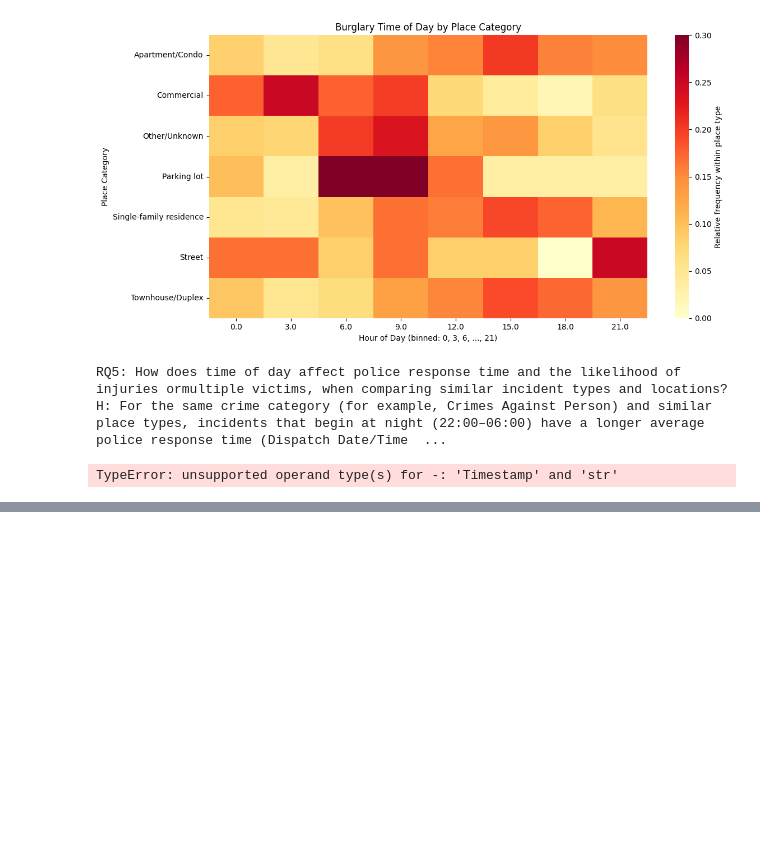
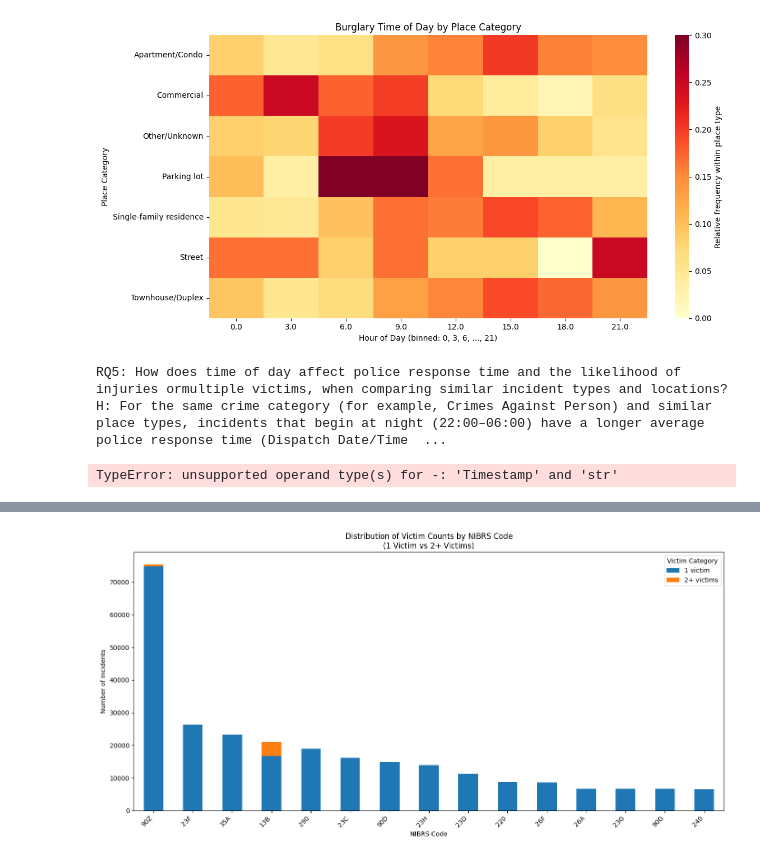
Before and after one commit to koshalaGit/CI7340_cw1, a Jupyter notebook: CW1.ipynb, the cells around one changed output, grey strips where cells are left out. Cells and saved outputs as stored; diff of their text form; code cells hidden in the pictures; blank space fills up the shorter version.

```diff
--- a/CW1.ipynb
+++ b/CW1.ipynb
@@ -821,0 +1065,81 @@ RQ8: Visualization Chart 2
+# %%
+print("RQ10: Visualization Chart 2")
+
+# Create a function to categorize incidents based on the number of victims
+# This function classifies incidents into categories for easier analysis and visualization
+def victim_category(v):
+    # Check if the incident has exactly 1 victim
+    if v == 1:
+        return "1 victim"
+    # Check if the incident has 2 or more victims (multi-victim incidents)
+    elif v >= 2:
+        return "2+ victims"
+    # Handle any unexpected values (shouldn't occur after data cleaning, but included for safety)
+    else:
+        return "Unknown"
+
+# Apply the victim_category function to each value in the "Victims" column
+# apply() runs the function on each value in the "Victims" column
+# Creates a new column "Victim Category" with the category classification for each incident
+# This allows us to compare single-victim vs multi-victim incidents in the stacked bar chart
+df_multi["Victim Category"] = df_multi["Victims"].apply(victim_category)
+
+# Create a summary table counting incidents by NIBRS Code and Victim Category
+# groupby(["NIBRS Code", "Victim Category"]): Groups the data by NIBRS Code and Victim Category levels
+# size(): Counts the number of incidents in each group (NIBRS Code + Victim Category combination)
+# unstack(fill_value=0): Converts the grouped data into a pivot table format
+#   - Rows represent NIBRS Codes, columns represent Victim Categories ("1 victim", "2+ victims")
+#   - fill_value=0 ensures missing combinations show 0 instead of NaN
+# This creates a cross-tabulation table showing incident counts for each NIBRS code by victim category
+victim_dist = df_multi.groupby(["NIBRS Code", "Victim Category"]).size().unstack(fill_value=0)
+
+# Focus on top NIBRS codes by total incidents to make the stacked bar chart more readable
+# This step is optional but helps visualize the most significant patterns by filtering out less common crime codes
+
+# Calculate the total number of incidents for each NIBRS code across all victim categories
+# sum(axis=1) sums values across columns (victim categories) for each row (NIBRS code)
+# This creates a new "Total" column showing the total incident count for each NIBRS code
+victim_dist["Total"] = victim_dist.sum(axis=1)
+
+# Sort the distribution table by the Total column in descending order (highest first)
+# sort_values("Total", ascending=False): Sorts rows by Total column, with highest values first
+# This orders NIBRS codes from most to least frequent
+victim_dist = victim_dist.sort_values("Total", ascending=False)
+
+# Set the number of top NIBRS codes to display in the stacked bar chart
+# top_n = 15: Selects the top 15 NIBRS codes with the most total incidents
+# This can be adjusted to show more or fewer codes depending on visualization needs
+top_n = 15
+
+# Select only the top N NIBRS codes from the sorted distribution table
+# head(top_n) returns the first top_n rows, which are the NIBRS codes with the highest total incident counts
+# drop(columns="Total"): Removes the temporary "Total" column after filtering (we only needed it for sorting)
+# This creates a filtered version of the distribution table for clearer visualization in the stacked bar chart
+victim_dist_top = victim_dist.head(top_n).drop(columns="Total")
+
+# Create a stacked bar chart to visualize victim count distribution across NIBRS codes
+# plt.figure() creates a new figure with specified dimensions
+# figsize=(14, 7): Sets the figure size to 14 inches wide by 7 inches tall for better readability
+plt.figure(figsize=(14, 7))
+
+# Create the stacked bar chart from the victim distribution DataFrame
+# plot(): Creates a visualization from the victim_dist_top DataFrame
+# kind="bar": Specifies a bar chart type
+# stacked=True: Stacks the victim categories ("1 victim", "2+ victims") on top of each other for each NIBRS code
+#   This allows comparison of both total incidents per NIBRS code and the proportion of each victim category
+# figsize=(14, 7): Sets the figure size to 14 inches wide by 7 inches tall (redundant with plt.figure, but kept for consistency)
+victim_dist_top.plot(
+    kind="bar",
+    stacked=True,
+    figsize=(14, 7)
+)
+
+# Customize the chart appearance and labels
+plt.title("Distribution of Victim Counts by NIBRS Code\n(1 Victim vs 2+ Victims)")  # Add a descriptive title with a line break for clarity
+plt.ylabel("Number of Incidents")  # Label the y-axis (vertical axis) showing the count of incidents
+plt.xlabel("NIBRS Code")  # Label the x-axis (horizontal axis) showing the NIBRS crime code categories
+plt.xticks(rotation=45, ha="right")  # Rotate x-axis labels 45 degrees and align them to the right to prevent overlapping NIBRS code names
+plt.legend(title="Victim Category")  # Add a legend showing the victim categories ("1 victim", "2+ victims") with a title
+plt.tight_layout()  # Automatically adjusts subplot parameters to prevent label overlap and ensure proper spacing
+plt.show()  # Display the chart in the notebook
+# %% [output]
@@ -821,0 +1148 @@ RQ8: Visualization Chart 2
+[figure, added]
```
Also changed, not shown: parts of 8 cells of this notebook.
